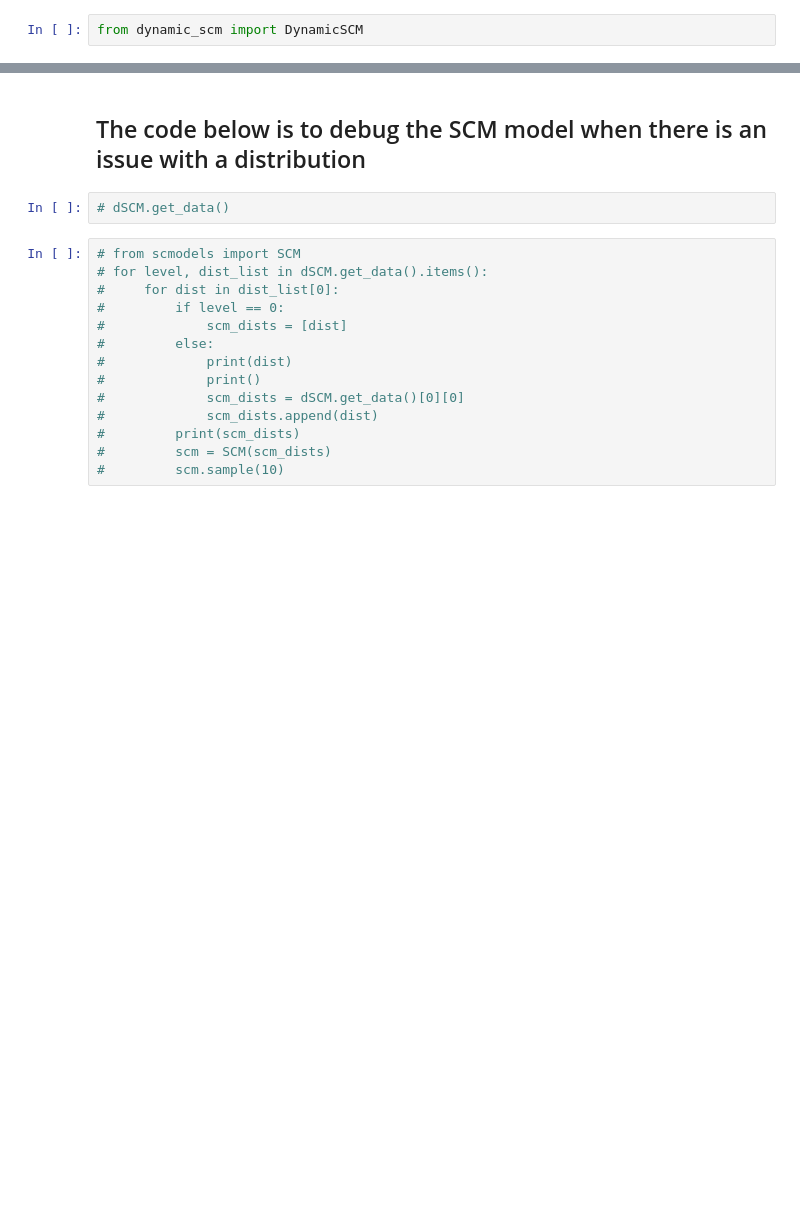
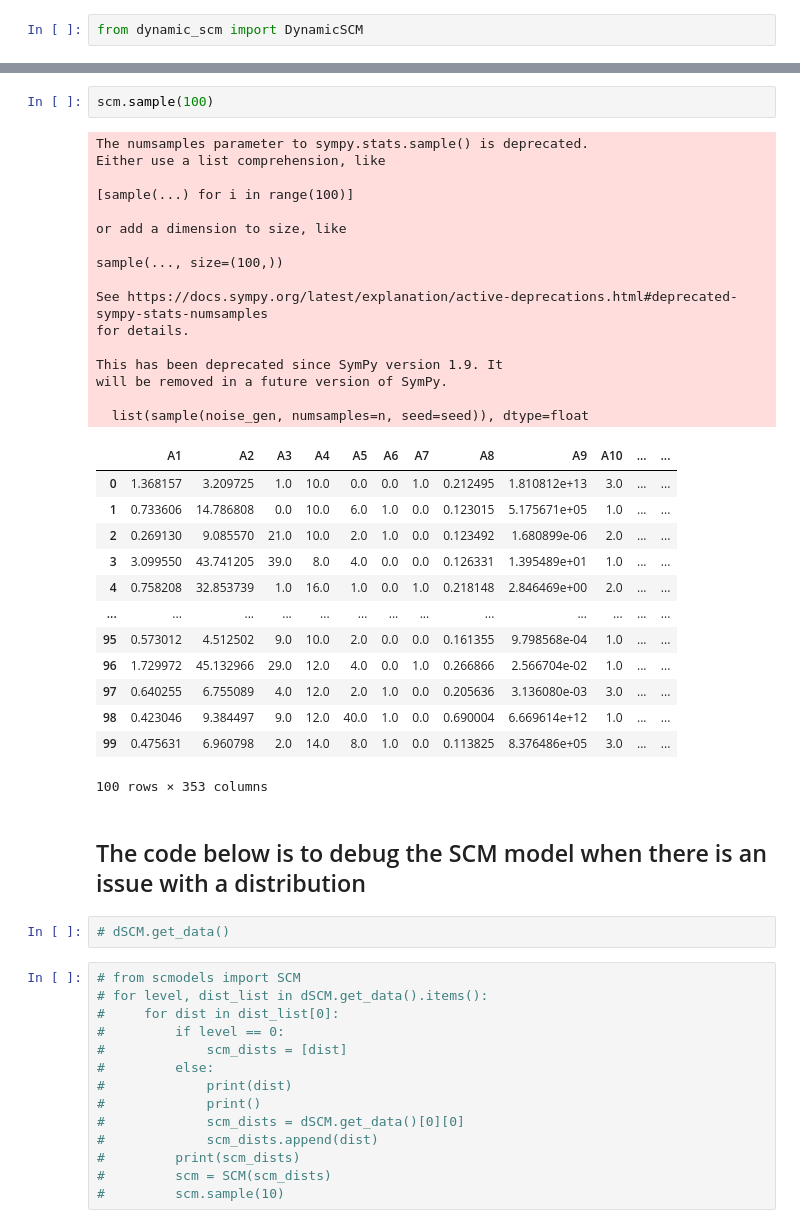
Before and after one commit to uvnikgupta/CDT, a Jupyter notebook: scm/test_dynamic_scm.ipynb, the cells around one changed output, grey strips where cells are left out. Saved outputs shown, nothing was run; the diff lists cells and outputs as text; blank space fills up the shorter version.

```diff
--- a/scm/test_dynamic_scm.ipynb
+++ b/scm/test_dynamic_scm.ipynb
@@ -159,3 +205,35 @@ will be removed in a future version of SymPy.
+# %%
+scm.sample(100)
+# %% [output]
+The numsamples parameter to sympy.stats.sample() is deprecated.
+Either use a list comprehension, like
+
+[sample(...) for i in range(100)]
+
+or add a dimension to size, like
+
+sample(..., size=(100,))
+
+See https://docs.sympy.org/latest/explanation/active-deprecations.html#deprecated-sympy-stats-numsamples
+for details.
+
+This has been deprecated since SymPy version 1.9. It
+will be removed in a future version of SymPy.
+
+  list(sample(noise_gen, numsamples=n, seed=seed)), dtype=float
+|  | A1 | A2 | A3 | A4 | A5 | A6 | A7 | A8 | A9 | A10 | ... | ... |
+| 0 | 1.368157 | 3.209725 | 1.0 | 10.0 | 0.0 | 0.0 | 1.0 | 0.212495 | 1.810812e+13 | 3.0 | ... | ... |
+| 1 | 0.733606 | 14.786808 | 0.0 | 10.0 | 6.0 | 1.0 | 0.0 | 0.123015 | 5.175671e+05 | 1.0 | ... | ... |
+| 2 | 0.269130 | 9.085570 | 21.0 | 10.0 | 2.0 | 1.0 | 0.0 | 0.123492 | 1.680899e-06 | 2.0 | ... | ... |
+| 3 | 3.099550 | 43.741205 | 39.0 | 8.0 | 4.0 | 0.0 | 0.0 | 0.126331 | 1.395489e+01 | 1.0 | ... | ... |
+| 4 | 0.758208 | 32.853739 | 1.0 | 16.0 | 1.0 | 0.0 | 1.0 | 0.218148 | 2.846469e+00 | 2.0 | ... | ... |
+| ... | ... | ... | ... | ... | ... | ... | ... | ... | ... | ... | ... | ... |
+| 95 | 0.573012 | 4.512502 | 9.0 | 10.0 | 2.0 | 0.0 | 0.0 | 0.161355 | 9.798568e-04 | 1.0 | ... | ... |
+| 96 | 1.729972 | 45.132966 | 29.0 | 12.0 | 4.0 | 0.0 | 1.0 | 0.266866 | 2.566704e-02 | 1.0 | ... | ... |
+| 97 | 0.640255 | 6.755089 | 4.0 | 12.0 | 2.0 | 1.0 | 0.0 | 0.205636 | 3.136080e-03 | 3.0 | ... | ... |
+| 98 | 0.423046 | 9.384497 | 9.0 | 12.0 | 40.0 | 1.0 | 0.0 | 0.690004 | 6.669614e+12 | 1.0 | ... | ... |
+| 99 | 0.475631 | 6.960798 | 2.0 | 14.0 | 8.0 | 1.0 | 0.0 | 0.113825 | 8.376486e+05 | 3.0 | ... | ... |
+100 rows × 353 columns
 # %% [markdown]
 ## The code below is to debug the SCM model when there is an issue with a distribution
 # %%
```
Also changed, not shown: parts of 11 cells of this notebook, 2 other files.
